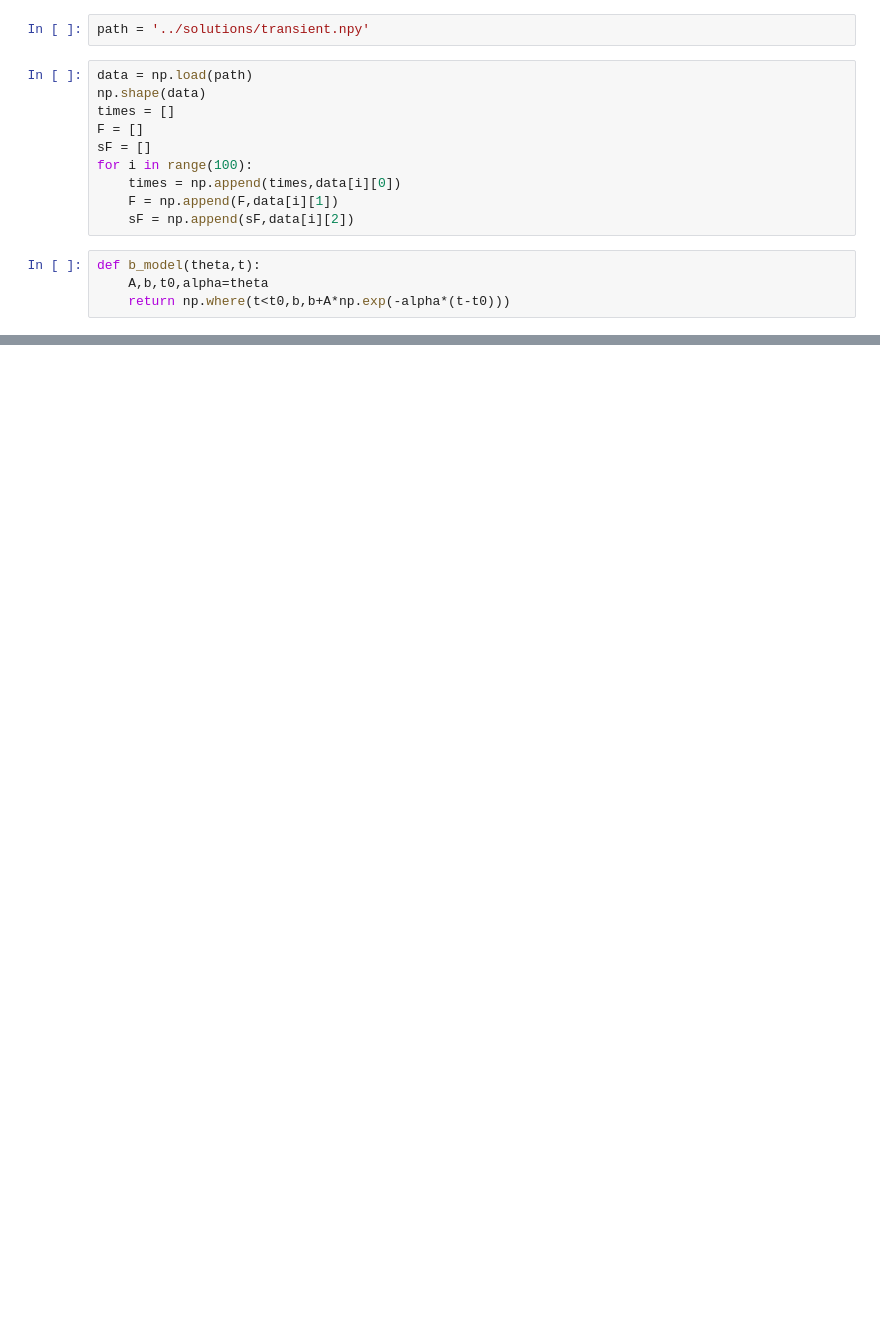
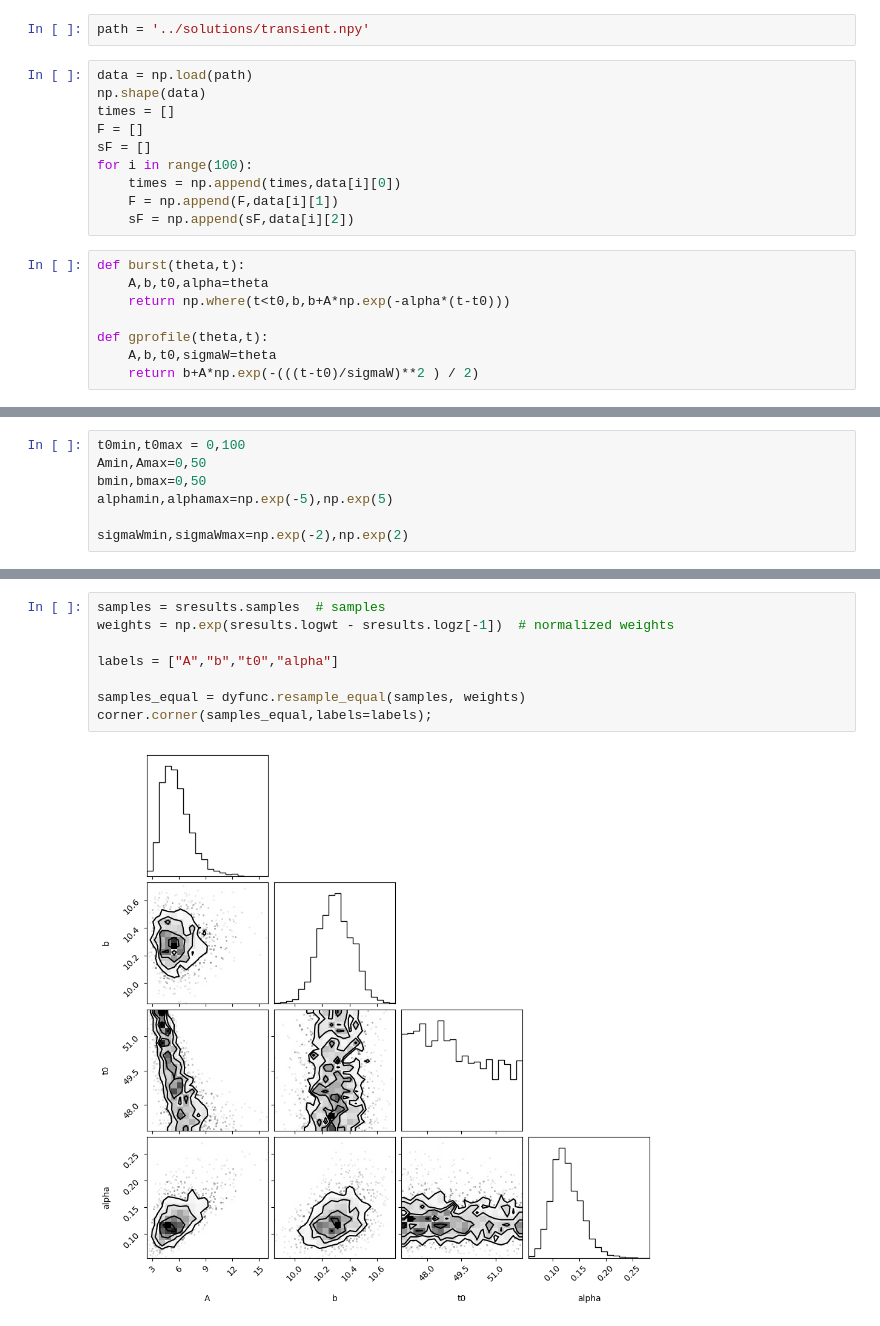
Before and after one commit to ebianchi803/astrostatistics_bicocca_2026, a Jupyter notebook: working/L12.ipynb, the cells around one changed output, grey strips where cells are left out. Drawn from its saved outputs; the diff is of its cells as text; blank space fills up the shorter version.

```diff
--- a/working/L12.ipynb
+++ b/working/L12.ipynb
@@ -22,6 +26,10 @@ for i in range(100):
     F = np.append(F,data[i][1])
     sF = np.append(sF,data[i][2])
 # %%
-def b_model(theta,t):
+def burst(theta,t):
     A,b,t0,alpha=theta
     return np.where(t<t0,b,b+A*np.exp(-alpha*(t-t0)))
+
+def gprofile(theta,t):
+    A,b,t0,sigmaW=theta
+    return b+A*np.exp(-(((t-t0)/sigmaW)**2 ) / 2)
@@ -38 +36,8 @@ lnorm = -0.5 * (np.log(2 * np.pi) * ndim +
+# %%
+t0min,t0max = 0,100
+Amin,Amax=0,50
+bmin,bmax=0,50
+alphamin,alphamax=np.exp(-5),np.exp(5)
+
+sigmaWmin,sigmaWmax=np.exp(-2),np.exp(2)
 # %%
@@ -84,0 +91,10 @@ ValueError: too many values to unpack (expected 4)
+# %%
+samples = sresults.samples  # samples
+weights = np.exp(sresults.logwt - sresults.logz[-1])  # normalized weights
+
+labels = ["A","b","t0","alpha"]
+
+samples_equal = dyfunc.resample_equal(samples, weights)
+corner.corner(samples_equal,labels=labels);
+# %% [output]
+[figure, added]
```
Also changed, not shown: parts of 18 cells of this notebook.
